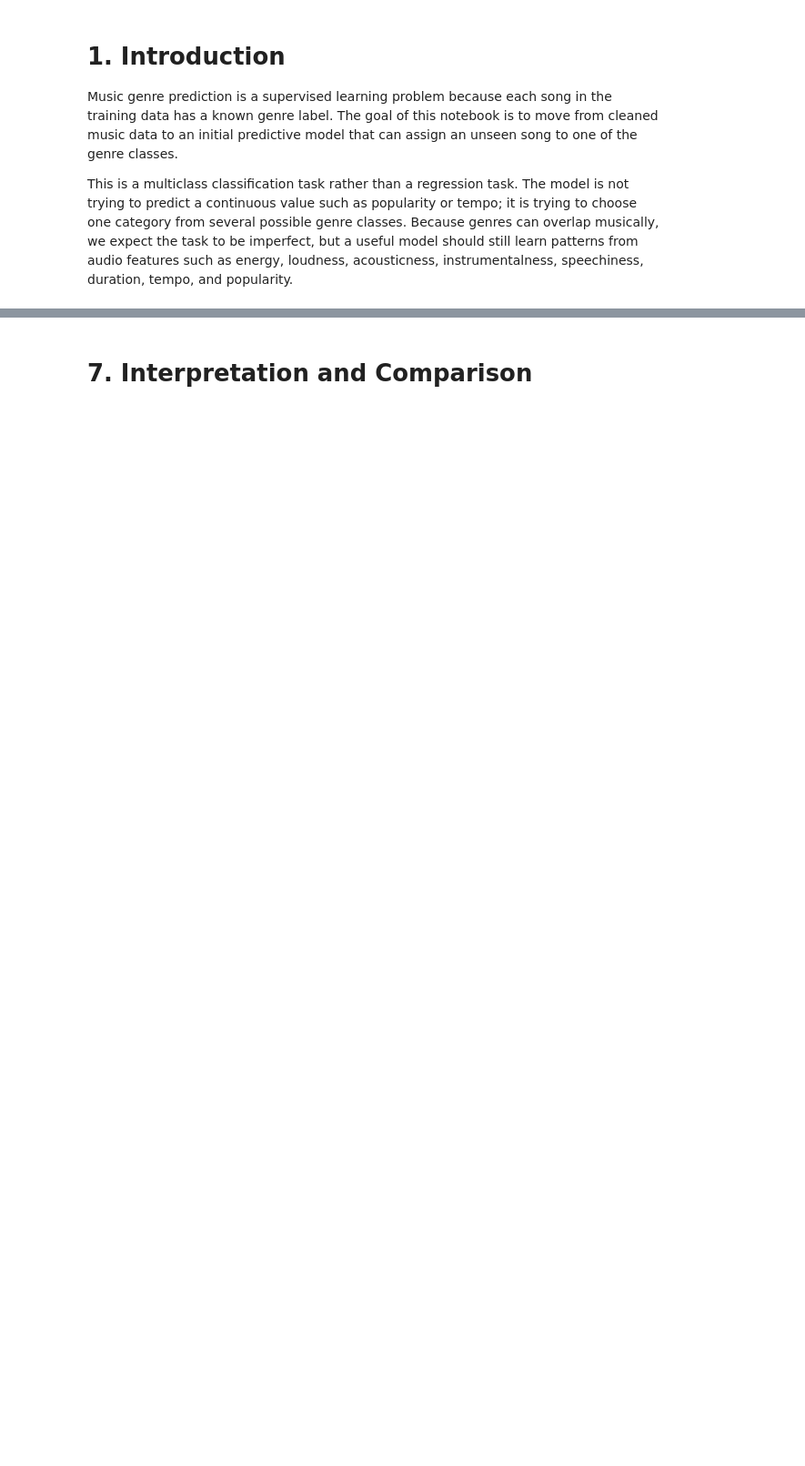
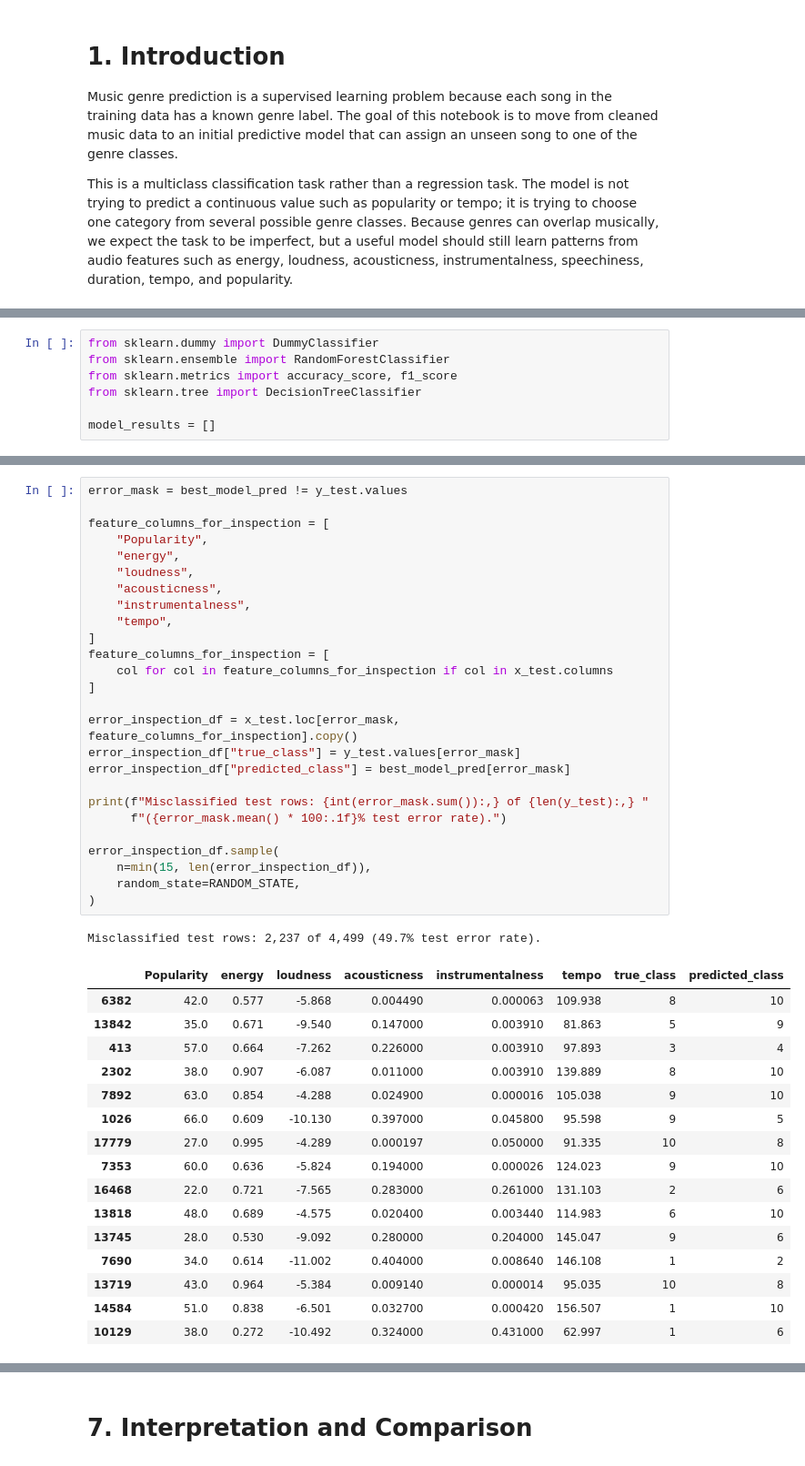
Before and after one commit to 7u4n10/ml-music-class, a Jupyter notebook: notebooks/project_part_3_Team_1.ipynb, the cells around one changed output, grey strips where cells are left out. Shown at 91% size. Saved outputs shown, nothing was run; the diff lists cells and outputs as text; blank space fills up the shorter version.

```diff
--- a/notebooks/project_part_3_Team_1.ipynb
+++ b/notebooks/project_part_3_Team_1.ipynb
@@ -333,0 +185,7 @@ The model plays favorites, as it was not discussed earlier due to lack of releva
+# %%
+from sklearn.dummy import DummyClassifier
+from sklearn.ensemble import RandomForestClassifier
+from sklearn.metrics import accuracy_score, f1_score
+from sklearn.tree import DecisionTreeClassifier
+
+model_results = []
@@ -333,0 +540,44 @@ The model plays favorites, as it was not discussed earlier due to lack of releva
+# %%
+error_mask = best_model_pred != y_test.values
+
+feature_columns_for_inspection = [
+    "Popularity",
+    "energy",
+    "loudness",
+    "acousticness",
+    "instrumentalness",
+    "tempo",
+]
+feature_columns_for_inspection = [
+    col for col in feature_columns_for_inspection if col in x_test.columns
+]
+
+error_inspection_df = x_test.loc[error_mask, feature_columns_for_inspection].copy()
+error_inspection_df["true_class"] = y_test.values[error_mask]
+error_inspection_df["predicted_class"] = best_model_pred[error_mask]
+
+print(f"Misclassified test rows: {int(error_mask.sum()):,} of {len(y_test):,} "
+      f"({error_mask.mean() * 100:.1f}% test error rate).")
+
+error_inspection_df.sample(
+    n=min(15, len(error_inspection_df)),
+    random_state=RANDOM_STATE,
+)
+# %% [output]
+Misclassified test rows: 2,237 of 4,499 (49.7% test error rate).
+|  | Popularity | energy | loudness | acousticness | instrumentalness | tempo | true_class | predicted_class |
+| 6382 | 42.0 | 0.577 | -5.868 | 0.004490 | 0.000063 | 109.938 | 8 | 10 |
+| 13842 | 35.0 | 0.671 | -9.540 | 0.147000 | 0.003910 | 81.863 | 5 | 9 |
+| 413 | 57.0 | 0.664 | -7.262 | 0.226000 | 0.003910 | 97.893 | 3 | 4 |
+| 2302 | 38.0 | 0.907 | -6.087 | 0.011000 | 0.003910 | 139.889 | 8 | 10 |
+| 7892 | 63.0 | 0.854 | -4.288 | 0.024900 | 0.000016 | 105.038 | 9 | 10 |
+| 1026 | 66.0 | 0.609 | -10.130 | 0.397000 | 0.045800 | 95.598 | 9 | 5 |
+| 17779 | 27.0 | 0.995 | -4.289 | 0.000197 | 0.050000 | 91.335 | 10 | 8 |
+| 7353 | 60.0 | 0.636 | -5.824 | 0.194000 | 0.000026 | 124.023 | 9 | 10 |
+| 16468 | 22.0 | 0.721 | -7.565 | 0.283000 | 0.261000 | 131.103 | 2 | 6 |
+| 13818 | 48.0 | 0.689 | -4.575 | 0.020400 | 0.003440 | 114.983 | 6 | 10 |
+| 13745 | 28.0 | 0.530 | -9.092 | 0.280000 | 0.204000 | 145.047 | 9 | 6 |
+| 7690 | 34.0 | 0.614 | -11.002 | 0.404000 | 0.008640 | 146.108 | 1 | 2 |
+| 13719 | 43.0 | 0.964 | -5.384 | 0.009140 | 0.000014 | 95.035 | 10 | 8 |
+| 14584 | 51.0 | 0.838 | -6.501 | 0.032700 | 0.000420 | 156.507 | 1 | 10 |
+| 10129 | 38.0 | 0.272 | -10.492 | 0.324000 | 0.431000 | 62.997 | 1 | 6 |
```
Also changed, not shown: parts of 48 cells of this notebook.
